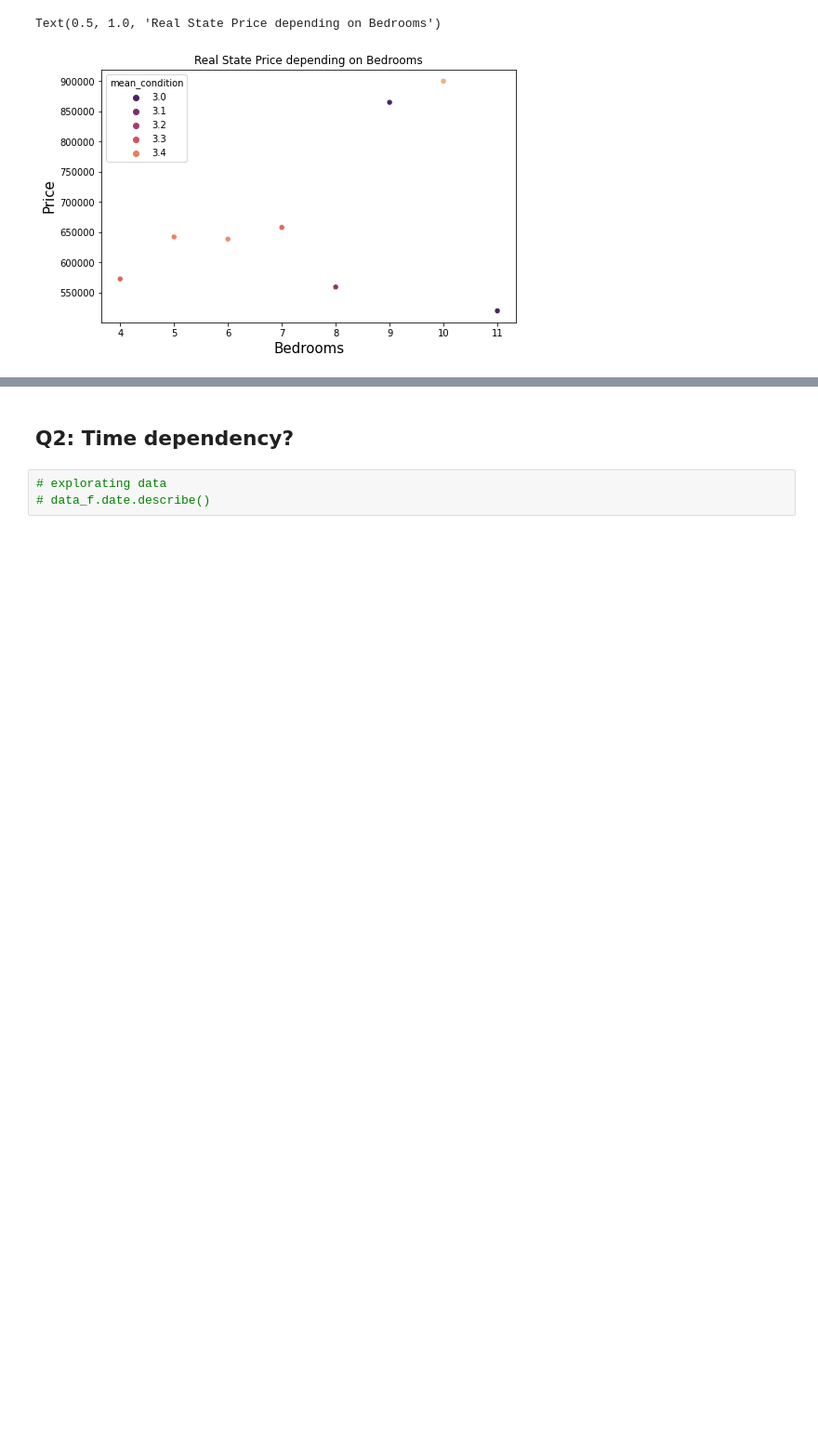
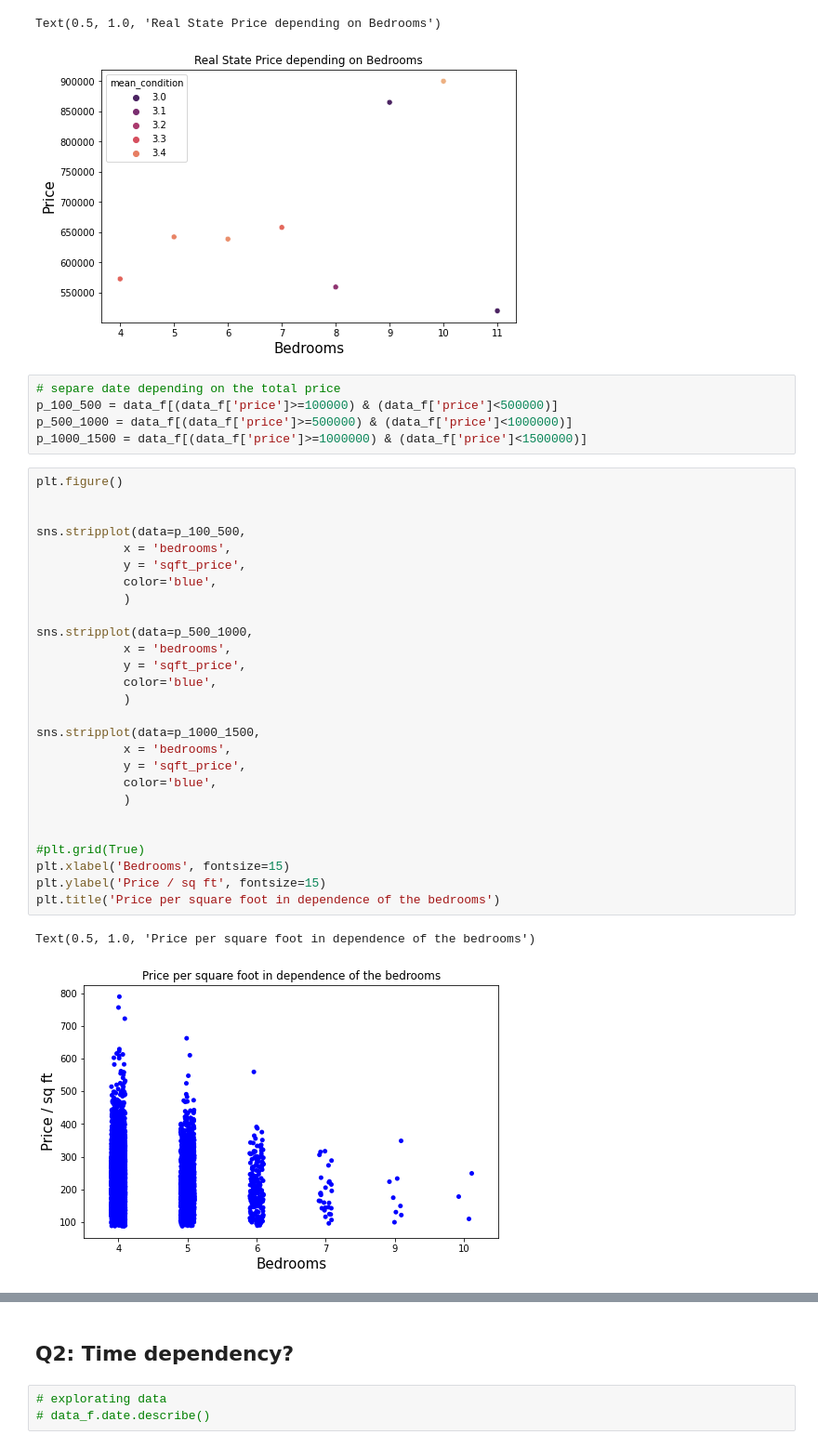
Before and after one commit to valentina-bec/EDA_project1, a Jupyter notebook: EDA_exploration.ipynb, the cells around one changed output, grey strips where cells are left out. Shown at 93% size. Saved outputs shown, nothing was run; the diff lists cells and outputs as text; blank space fills up the shorter version.

```diff
--- a/EDA_exploration.ipynb
+++ b/EDA_exploration.ipynb
@@ -318,6 +336,41 @@ plt.title('Real State Price depending on Bedrooms')
 # %% [output]
 Text(0.5, 1.0, 'Real State Price depending on Bedrooms')
 [figure]
+# %%
+# separe date depending on the total price
+p_100_500 = data_f[(data_f['price']>=100000) & (data_f['price']<500000)]
+p_500_1000 = data_f[(data_f['price']>=500000) & (data_f['price']<1000000)]
+p_1000_1500 = data_f[(data_f['price']>=1000000) & (data_f['price']<1500000)]
+# %%
+plt.figure()
+
+
+sns.stripplot(data=p_100_500,
+            x = 'bedrooms',
+            y = 'sqft_price',
+            color='blue',
+            )
+
+sns.stripplot(data=p_500_1000,
+            x = 'bedrooms',
+            y = 'sqft_price',
+            color='blue',
+            )
+
+sns.stripplot(data=p_1000_1500,
+            x = 'bedrooms',
+            y = 'sqft_price',
+            color='blue',
+            )
+
+
+#plt.grid(True)
+plt.xlabel('Bedrooms', fontsize=15)
+plt.ylabel('Price / sq ft', fontsize=15)
+plt.title('Price per square foot in dependence of the bedrooms')
+# %% [output]
+Text(0.5, 1.0, 'Price per square foot in dependence of the bedrooms')
+[figure, added]
 # %%
 data_f.head()
 # %% [output]
```
Also changed, not shown: parts of 17 cells of this notebook, 5 other files.
